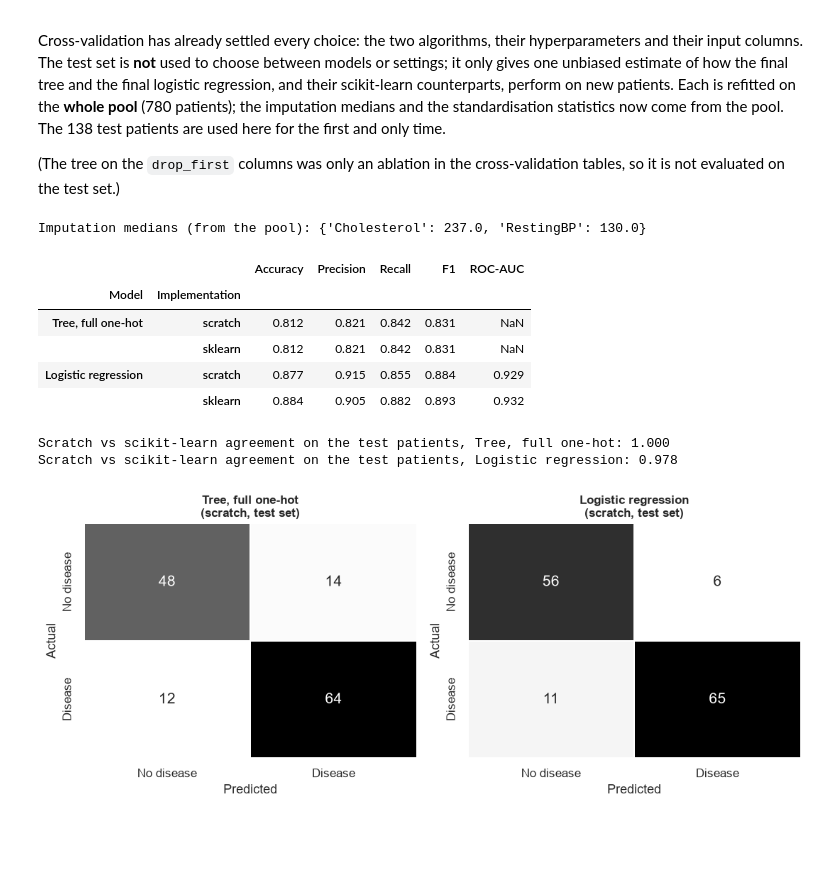
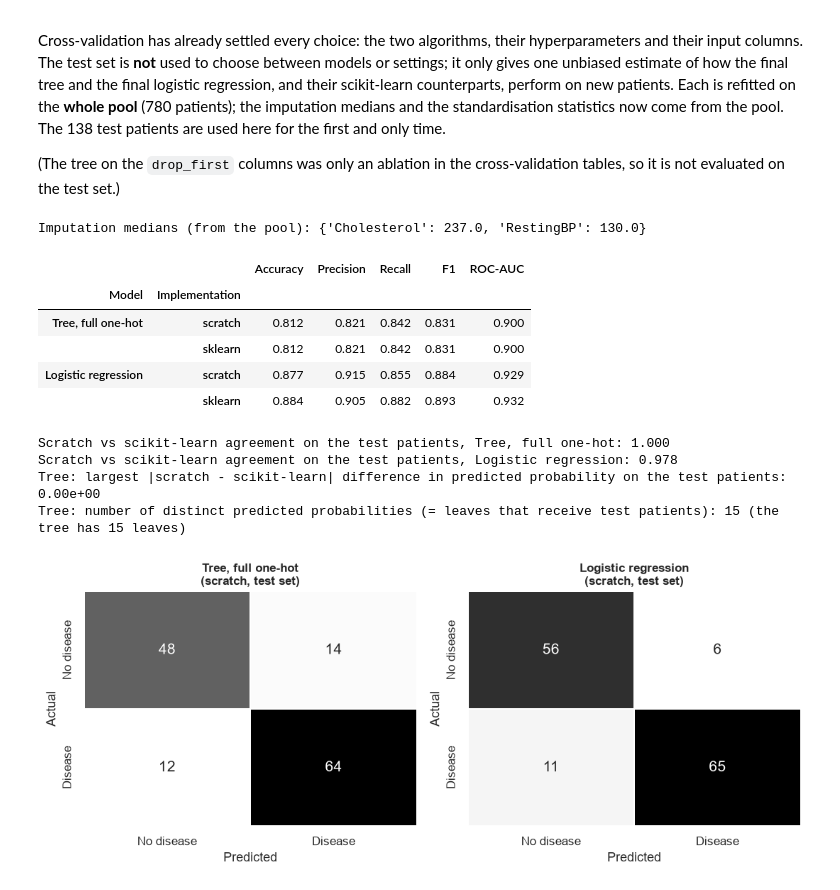
Before and after one commit to ajanumala-Albert/heart-disease-ml-project, a Jupyter notebook: heart_disease_ml.ipynb, the cells around one changed output. Drawn from its saved outputs; the diff is of its cells as text; code cells hidden in the pictures; blank space fills up the shorter version.

```diff
--- a/heart_disease_ml.ipynb
+++ b/heart_disease_ml.ipynb
@@ -560,25 +572,32 @@ CV_MODELS = [
 ]
 FINAL_TREE, FINAL_DROP, FINAL_LR = 'Tree, full one-hot', 'Tree, drop_first', 'Logistic regression'
 
-records, agreement = [], {}
+records, agreement, prob_diff = [], {}, {}
 
 for label, kind, cols, hp in CV_MODELS:
     arrays = fold_arrays(cols, scale=(kind == 'lr'))
     agree = []
     for k, ((Xtr, Xva), f) in enumerate(zip(arrays, folds), start=1):
-        preds = {}
+        preds, probas = {}, {}
         for impl in ('scratch', 'sklearn'):
             if kind == 'tree':
                 m = make_tree(impl, *hp).fit(Xtr, f['y_tr'])
-                preds[impl], proba = m.predict(Xva), None
+                proba = m.predict_prob(Xva) if impl == 'scratch' else m.predict_proba(Xva)[:, 1]
+                preds[impl] = m.predict(Xva)
             else:
                 m = make_lr(impl, hp).fit(Xtr, f['y_tr'])
                 proba = m.predict_proba(Xva) if impl == 'scratch' else m.predict_proba(Xva)[:, 1]
                 preds[impl] = m.predict(Xva)
+            probas[impl] = proba
             records.append({'model': label, 'impl': impl, 'fold': k, **metrics(f['y_va'], preds[impl], proba)})
         agree.append(float((preds['scratch'] == preds['sklearn']).mean()))
+        if kind == 'tree':
+            prob_diff.setdefault(label, []).append(float(np.abs(probas['scratch'] - probas['sklearn']).max()))
     agreement[label] = float(np.mean(agree))
 cv = pd.DataFrame(records)
 print('Cross-validation finished:', len(cv), 'fold results.')
+print('Largest |scratch - scikit-learn| difference in a tree leaf probability, per fold:')
+for label, d in prob_diff.items():
+    print(f'  {label:<20}', [round(x, 3) for x in d])
 # %% [output]
 Cross-validation finished: 30 fold results.
@@ -651,39 +684,46 @@ Cross-validation has already settled every choice: the two algorithms, their hyp
 # %%
 (pool_imp, test_imp), pool_medians = impute_zeros(X_pool, X_test)
 print('Imputation medians (from the pool):', {k: float(v) for k, v in pool_medians.items()})
 
 FINAL = [  # label, kind, columns, hyperparameters
     (FINAL_TREE, 'tree', TREE_COLS, (int(best_tree['max_depth']), int(best_tree['min_samples_leaf']))),
     (FINAL_LR, 'lr', LR_COLS, best_alpha),
 ]
-test_rows, test_pred, fitted = [], {}, {}
+test_rows, test_pred, fitted, test_proba = [], {}, {}, {}
 for label, kind, cols, hp in FINAL:
     Xtr, Xte = to_arrays(pool_imp, test_imp, cols, scale=(kind == 'lr'))
     for impl in ('scratch', 'sklearn'):
         if kind == 'tree':
             m = make_tree(impl, *hp).fit(Xtr, y_pool)
-            pred, proba = m.predict(Xte), None
+            proba = m.predict_prob(Xte) if impl == 'scratch' else m.predict_proba(Xte)[:, 1]
+            pred = m.predict(Xte)
         else:
             m = make_lr(impl, hp).fit(Xtr, y_pool)
             proba = m.predict_proba(Xte) if impl == 'scratch' else m.predict_proba(Xte)[:, 1]
             pred = m.predict(Xte)
-        test_pred[(label, impl)], fitted[(label, impl)] = pred, m
+        test_pred[(label, impl)], fitted[(label, impl)], test_proba[(label, impl)] = pred, m, proba
         test_rows.append({'Model': label, 'Implementation': impl, **metrics(y_test, pred, proba)})
 test_table = pd.DataFrame(test_rows).set_index(['Model', 'Implementation'])
 display(test_table.round(3))
 for label, _, _, _ in FINAL:
     print(f"Scratch vs scikit-learn agreement on the test patients, {label}: "
           f"{(test_pred[(label, 'scratch')] == test_pred[(label, 'sklearn')]).mean():.3f}")
+print('Tree: largest |scratch - scikit-learn| difference in predicted probability on the test patients: '
+      f"{np.abs(test_proba[(FINAL_TREE, 'scratch')] - test_proba[(FINAL_TREE, 'sklearn')]).max():.2e}")
+print(f"Tree: number of distinct predicted probabilities (= leaves that receive test patients): "
+      f"{len(np.unique(test_proba[(FINAL_TREE, 'scratch')]))} (the tree has {fitted[(FINAL_TREE, 'scratch')].get_n_leaves()} leaves)")
 # %% [output]
 Imputation medians (from the pool): {'Cholesterol': 237.0, 'RestingBP': 130.0}
 |  |  | Accuracy | Precision | Recall | F1 | ROC-AUC |
 | Model | Implementation |  |  |  |  |  |
-| Tree, full one-hot | scratch | 0.812 | 0.821 | 0.842 | 0.831 | NaN |
-|  | sklearn | 0.812 | 0.821 | 0.842 | 0.831 | NaN |
+| Tree, full one-hot | scratch | 0.812 | 0.821 | 0.842 | 0.831 | 0.900 |
+|  | sklearn | 0.812 | 0.821 | 0.842 | 0.831 | 0.900 |
 | Logistic regression | scratch | 0.877 | 0.915 | 0.855 | 0.884 | 0.929 |
 |  | sklearn | 0.884 | 0.905 | 0.882 | 0.893 | 0.932 |
 Scratch vs scikit-learn agreement on the test patients, Tree, full one-hot: 1.000
 Scratch vs scikit-learn agreement on the test patients, Logistic regression: 0.978
+Tree: largest |scratch - scikit-learn| difference in predicted probability on the test patients: 0.00e+00
+Tree: number of distinct predicted probabilities (= leaves that receive test patients): 15 (the tree has 15 leaves)
 # %%
 fig, axes = plt.subplots(1, 2, figsize=(10, 4.2))
 for ax, label in zip(axes, [FINAL_TREE, FINAL_LR]):
```
Also changed, not shown: parts of 11 cells of this notebook, 2 other files.
